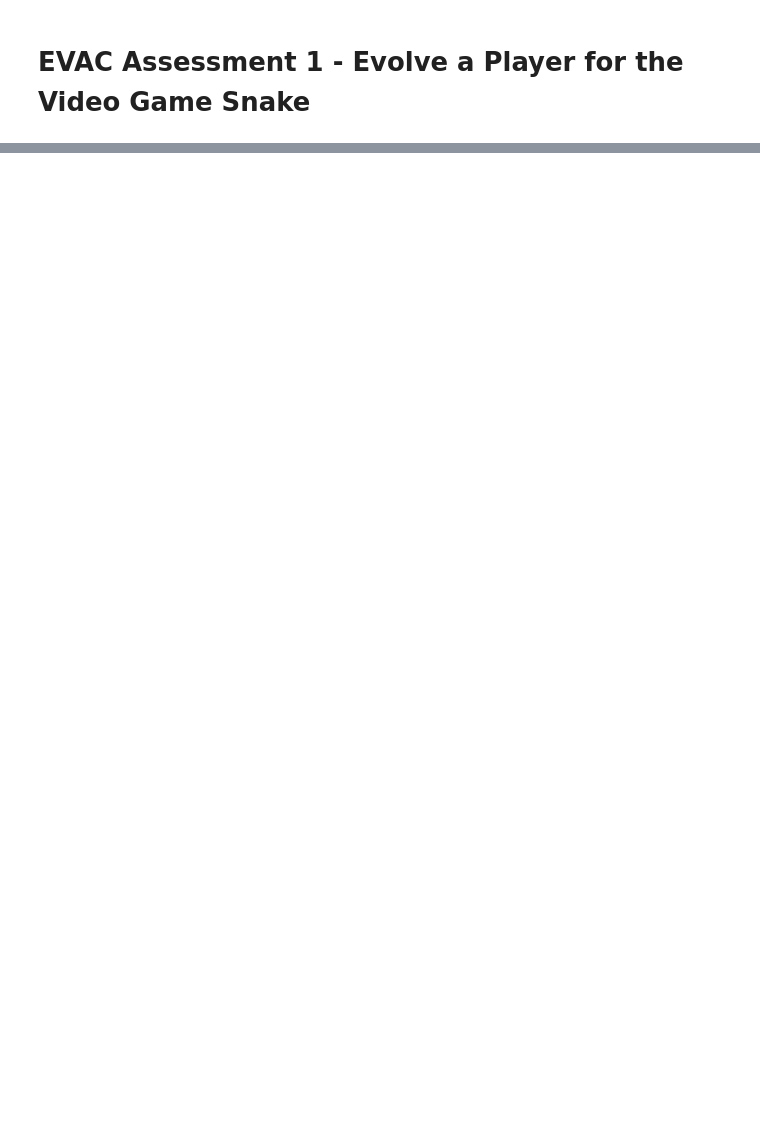
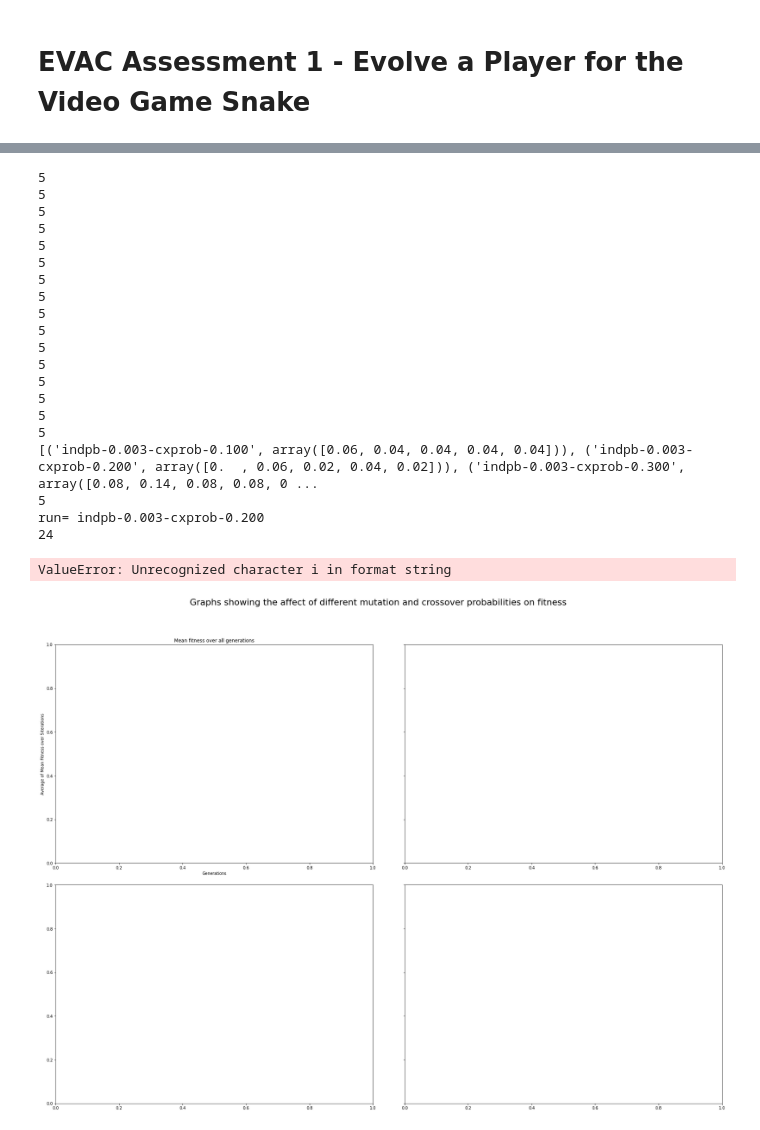
Before and after one commit to LucyIvatt/snake-ga, a Jupyter notebook: solution.ipynb, the cells around one changed output, grey strips where cells are left out. Cells and saved outputs as stored; diff of their text form; code cells hidden in the pictures; blank space fills up the shorter version.

Commit message:
changed exploration experiment

```diff
--- a/solution.ipynb
+++ b/solution.ipynb
@@ -391,8 +391,5 @@ def genetic_algorithm(ind_size, network, gen_num=100, pop_num=2000, mut_prob=0.0
 
     save_simulation_info(logbook, population, gen_num, pop_num, mut_prob, cx_prob, exp_type)
 
-    del creator.FitnessMax
-    del creator.Individual
-
     return logbook, population
 # %%
@@ -545,15 +564,14 @@ network = NeuralNetwork(numInputNodes, numHiddenNodes1, numHiddenNodes2, numOutp
 # Calculates the size of the individual using input, output and hidden layer neuron counts (accounting for bias nodes for hidden layers)
 ind_size = ((numInputNodes+1) * numHiddenNodes1) + ((numHiddenNodes1+1) * numHiddenNodes2) + (numHiddenNodes2 * numOutputNodes)
 
-gen_number = 200
-population_size = 2000
-def_cx_prob = 0.2
-def_mut_prob = 0.05
+gen_number = 5
+population_size = 10
+iteration_num = 5
 
-run_exploratory_experiment(gen_number, population_size, def_cx_prob, "mutation")
-run_exploratory_experiment(gen_number, population_size, def_mut_prob, "crossover")
+run_exploration_experiment(gen_number, population_size, iteration_num)
 
 # lb_file = open("sim-outputs\\mutation-exploration-experiment\\gens-200-pop-2000-mutprob-0.02-cxprob-0.20\\logbook.pkl", "rb")
 # log_book = pickle.load(lb_file)
 # print(log_book)
 # run_best_ind("sim-outputs\\mutation-exploration-experiment\\gens-200-pop-2000-mutprob-0.02-cxprob-0.20\\final_population.pkl")
+# %% [output]
@@ -560,3 +595,25 @@ run_exploratory_experiment(gen_number, population_size, def_mut_prob, "crossover
+5
+5
+5
+5
+5
+5
+5
+5
+5
+5
+5
+5
+5
+5
+5
+5
+[('indpb-0.003-cxprob-0.100', array([0.06, 0.04, 0.04, 0.04, 0.04])), ('indpb-0.003-cxprob-0.200', array([0.  , 0.06, 0.02, 0.04, 0.02])), ('indpb-0.003-cxprob-0.300', array([0.08, 0.14, 0.08, 0.08, 0 ...
+5
+run= indpb-0.003-cxprob-0.200
+24
+ValueError: Unrecognized character i in format string
+[figure, added]
 # %%
 # genetic_algorithm(ind_size, network, gen_number, population_size, def_mut_prob, def_cx_prob, "single")
 
```
Also changed, not shown: parts of 3 cells of this notebook.
